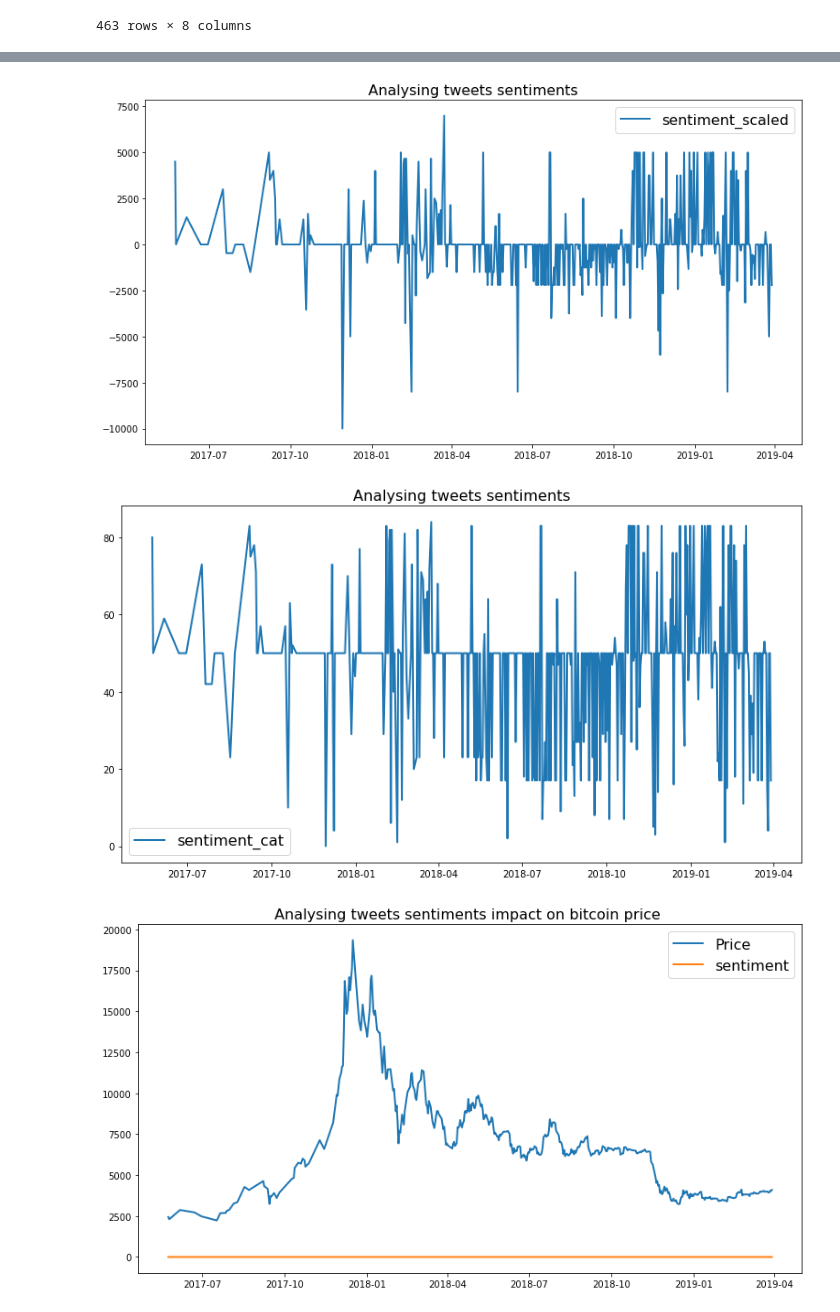
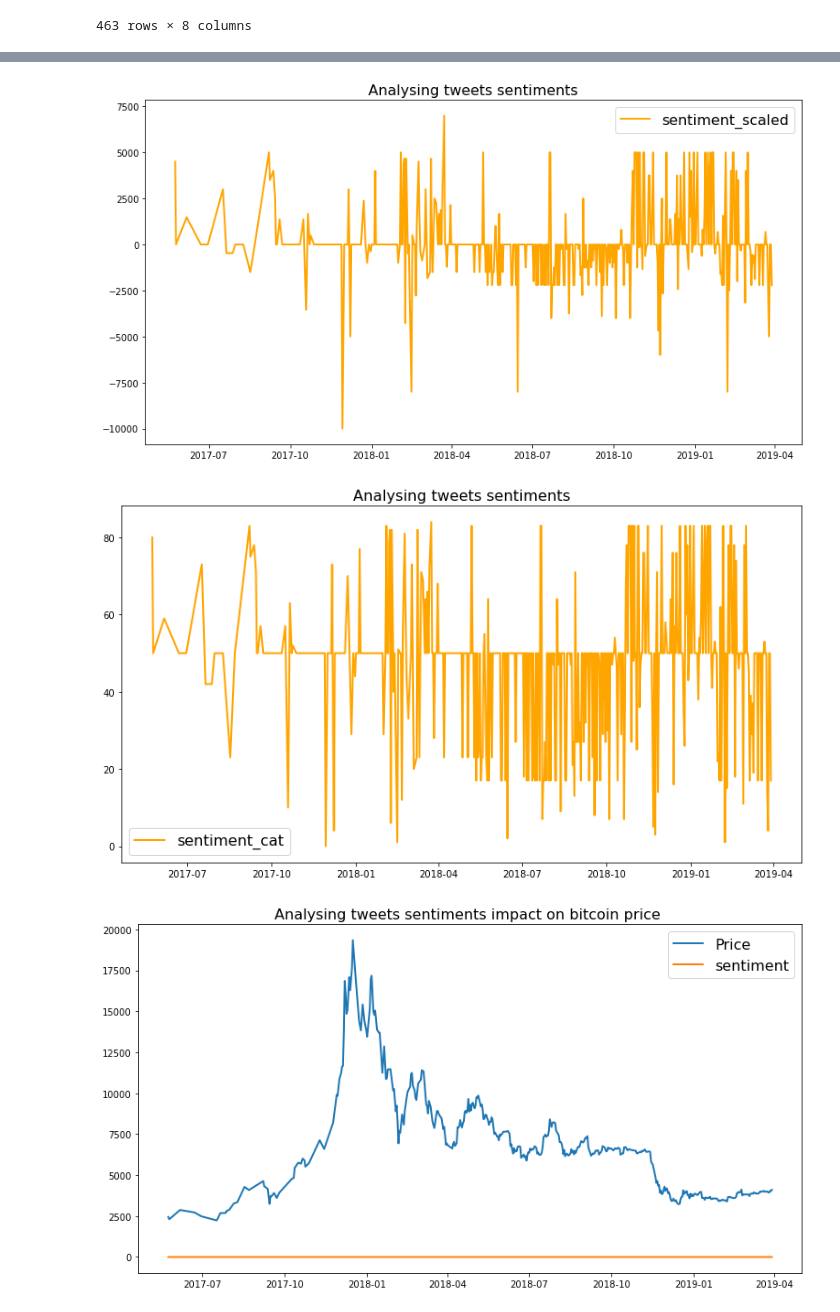
Before and after one commit to sachin376/learning-bigdata-project3-crypto_tweets_analysis, a Jupyter notebook: Project_crypto_tweets_analysis_v1.ipynb, the cells around one changed output, grey strips where cells are left out. Saved outputs shown, nothing was run; the diff lists cells and outputs as text; code cells hidden in the pictures.

Commit message:
added different color for one_line plots

```diff
--- a/Project_crypto_tweets_analysis_v1.ipynb
+++ b/Project_crypto_tweets_analysis_v1.ipynb
@@ -540,6 +540,8 @@ bitcoin_price_sentiment
 | 2017-05-24 | 2445.3 | 7.60% | So @Bitcoin just broke $2400.00 e... | So @Bitcoin just broke $2400.00 e... | broke ea thanks japan legislation... | 0.450000 | 4500.000000 | ... |
 463 rows × 8 columns
 # %%
+import matplotlib.pyplot as plt
+
 def plot_two_lines(line1, line2, label1=None, label2=None, title='', xlabel=None, ylabel=None, legend_loc='best', lw=2):
     fig, ax = plt.subplots(1, figsize=(13, 7))
     ax.plot(line1, label=label1, linewidth=lw)
@@ -549,16 +551,16 @@ def plot_two_lines(line1, line2, label1=None, label2=None, title='', xlabel=None
     ax.set_title(title, fontsize=16)
     ax.legend(loc=legend_loc, fontsize=16)
 
-def plot_one_line(line1, label1=None, title='', xlabel=None, ylabel=None, legend_loc='best', lw=2):
+def plot_one_line(line1, label1=None, title='', color='blue', xlabel=None, ylabel=None, legend_loc='best', lw=2):
     fig, ax = plt.subplots(1, figsize=(13, 7))
-    ax.plot(line1, label=label1, linewidth=lw)
+    ax.plot(line1, label=label1, linewidth=lw, color=color)
     ax.set_xlabel(xlabel, fontsize=14)
     ax.set_ylabel(ylabel, fontsize=14)
     ax.set_title(title, fontsize=16)
     ax.legend(loc=legend_loc, fontsize=16)
 # %%
-plot_one_line(bitcoin_price_sentiment['Price'], 'Price', title='Analysing bitcoin price ')
-plot_one_line(bitcoin_price_sentiment['sentiment'] , 'sentiment', title='Analysing tweets sentiments')
-plot_one_line(bitcoin_price_sentiment['sentiment_scaled'] , 'sentiment_scaled', title='Analysing tweets sentiments')
-plot_one_line(bitcoin_price_sentiment['sentiment_cat'] , 'sentiment_cat', title='Analysing tweets sentiments')
+plot_one_line(bitcoin_price_sentiment['Price'], 'Price', title='Analysing bitcoin price ', color ='blue')
+plot_one_line(bitcoin_price_sentiment['sentiment'] , 'sentiment', title='Analysing tweets sentiments', color = 'orange')
+plot_one_line(bitcoin_price_sentiment['sentiment_scaled'] , 'sentiment_scaled', title='Analysing tweets sentiments', color = 'orange')
+plot_one_line(bitcoin_price_sentiment['sentiment_cat'] , 'sentiment_cat', title='Analysing tweets sentiments', color = 'orange')
 # %% [output]
@@ -567,5 +569,5 @@ plot_one_line(bitcoin_price_sentiment['sentiment_cat'] , 'sentiment_cat', title=
-[figure, old version]
+[figure, new version]
-[figure, old version]
+[figure, new version]
 # %%
 plot_two_lines(bitcoin_price_sentiment['Price'], bitcoin_price_sentiment['sentiment'], 'Price', 'sentiment', title='Analysing tweets sentiments impact on bitcoin price ')
 plot_two_lines(bitcoin_price_sentiment['Price'], bitcoin_price_sentiment['sentiment_scaled'], 'Price', 'sentiment_scaled', title='Analysing tweets sentiments impact on bitcoin price ')
```
Also changed, not shown: parts of 3 cells of this notebook.
